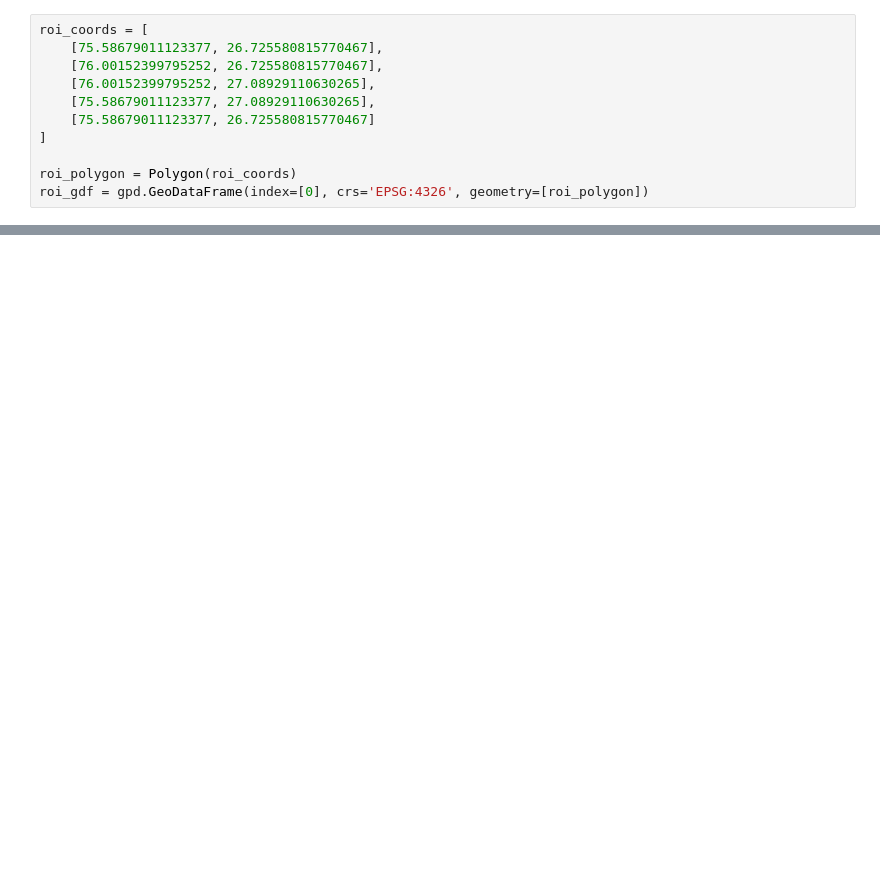
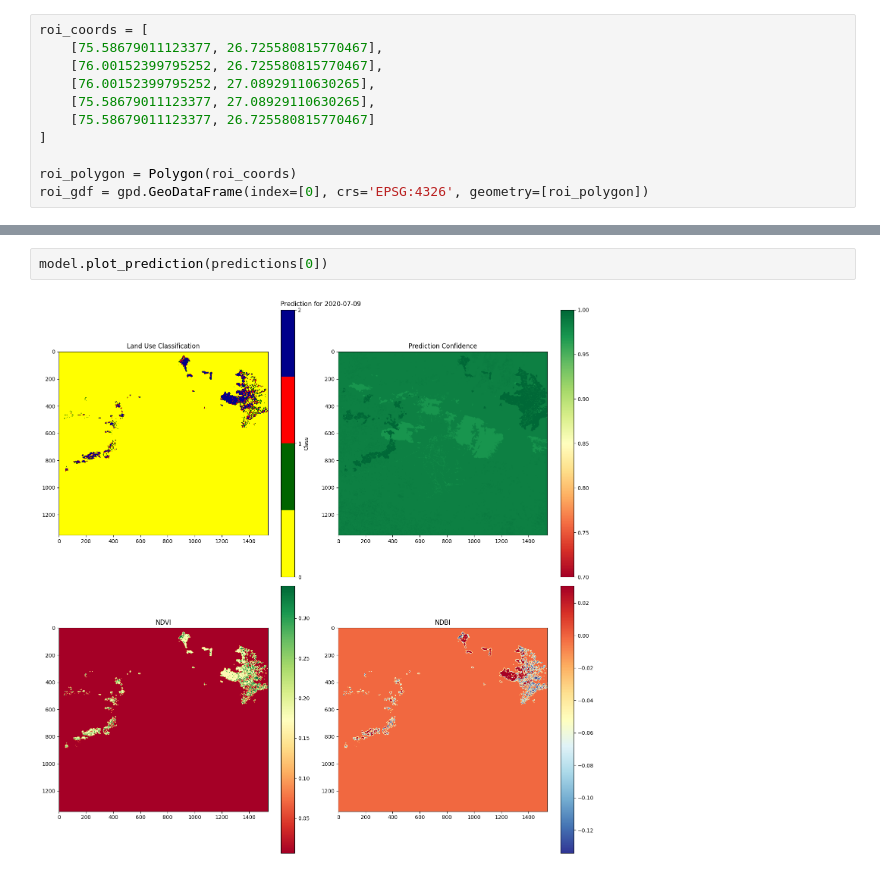
Before and after one commit to imranadas/CE712-Project---Integrating-AI-with-Remote-Sensing-for-Predictive-Land-Use-Change-Models, a Jupyter notebook: code.ipynb, the cells around one changed output, grey strips where cells are left out. Cells and saved outputs as stored; diff of their text form; blank space fills up the shorter version.

```diff
--- a/code.ipynb
+++ b/code.ipynb
@@ -112,0 +119,4 @@ else:
+# %%
+model.plot_prediction(predictions[0])
+# %% [output]
+[figure, added]
```
Also changed, not shown: parts of 24 cells of this notebook, 3 other files.
